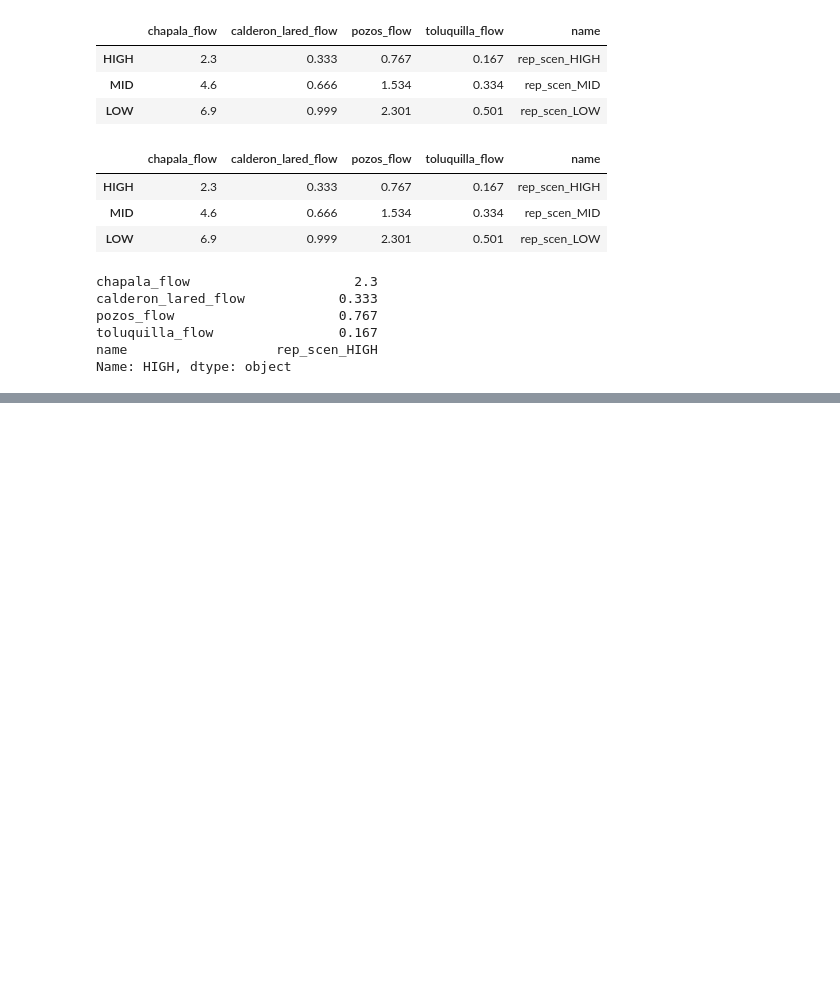
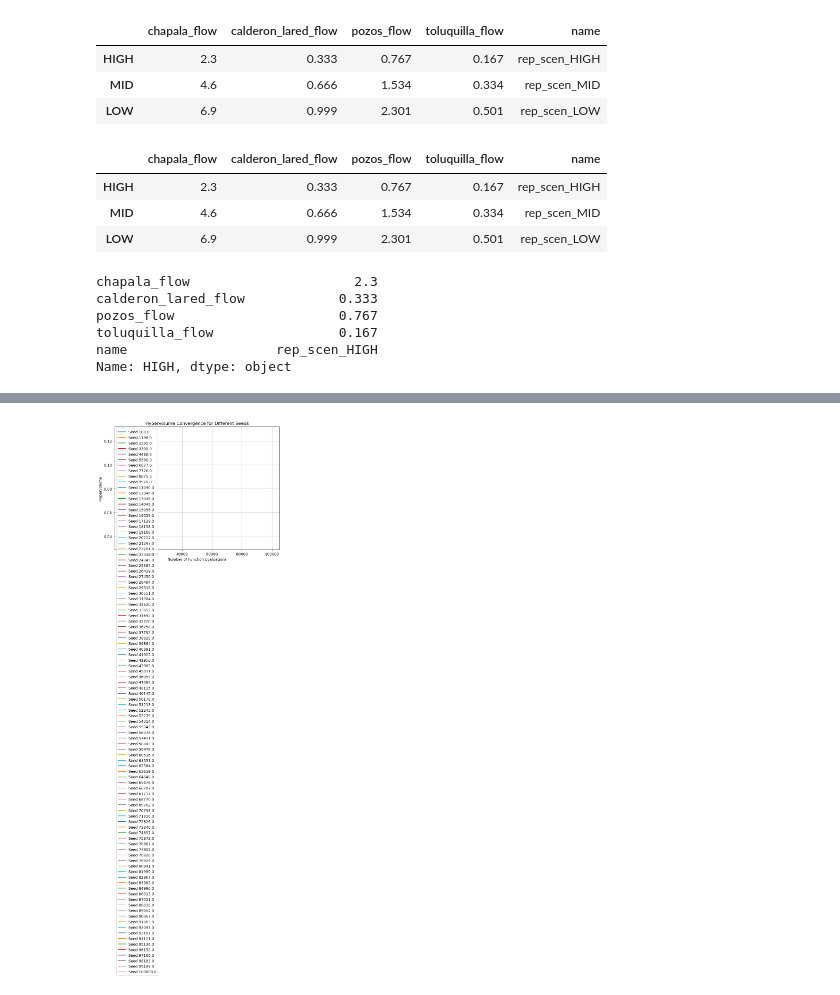
Before and after one commit to arielgoldin/GDL_Aquapheric_Policies, a Jupyter notebook: 3_convergence 2.ipynb, the cells around one changed output, grey strips where cells are left out. Cells and saved outputs as stored; diff of their text form; code cells hidden in the pictures; blank space fills up the shorter version.

```diff
--- a/3_convergence 2.ipynb
+++ b/3_convergence 2.ipynb
@@ -291,0 +564,24 @@ hypervolume = np.asarray(hypervolume)
+# %%
+# Create an empty DataFrame to store hypervolume values
+hypervolume_df = pd.DataFrame(columns=['Seed', 'NFE', 'Hypervolume'])
+
+problem = to_problem(AMG_model, searchover="levers")
+hv = HypervolumeMetric(reference_set, problem)
+
+# Iterate over each seed and calculate hypervolume
+for seed, archive in archives.items():
+    if archive.empty:
+        logging.warning(f"No archive found for seed {seed}. Skipping.")
+        continue
+
+    # Calculate hypervolume for this seed's archive
+    hv_value = hv.calculate(archive)
+
+    # Append to hypervolume DataFrame
+    hypervolume_df = hypervolume_df.append({'Seed': seed, 'NFE': seed, 'Hypervolume': hv_value}, ignore_index=True)
+
+# Convert NFE column to int
+hypervolume_df['NFE'] = hypervolume_df['NFE'].astype(int)
+
+# Display or save hypervolume_df for verification
+print(hypervolume_df.head())
@@ -291,0 +596,19 @@ hypervolume = np.asarray(hypervolume)
+# %%
+import matplotlib.pyplot as plt
+
+# Plotting multiple lines based on the Seed column
+fig, ax = plt.subplots(figsize=(8, 6))
+
+# Iterate over each seed and plot hypervolume convergence
+for seed, group in hypervolume_df.groupby('Seed'):
+    ax.plot(group['NFE'], group['Hypervolume'], label=f'Seed {seed}')
+
+ax.set_xlabel('Number of Function Evaluations')
+ax.set_ylabel('Hypervolume')
+ax.set_title('Hypervolume Convergence for Different Seeds')
+ax.legend()
+plt.grid(True)
+plt.tight_layout()
+plt.show()
+# %% [output]
+[figure, added]
```
Also changed, not shown: parts of 39 cells of this notebook, 23 other files.
